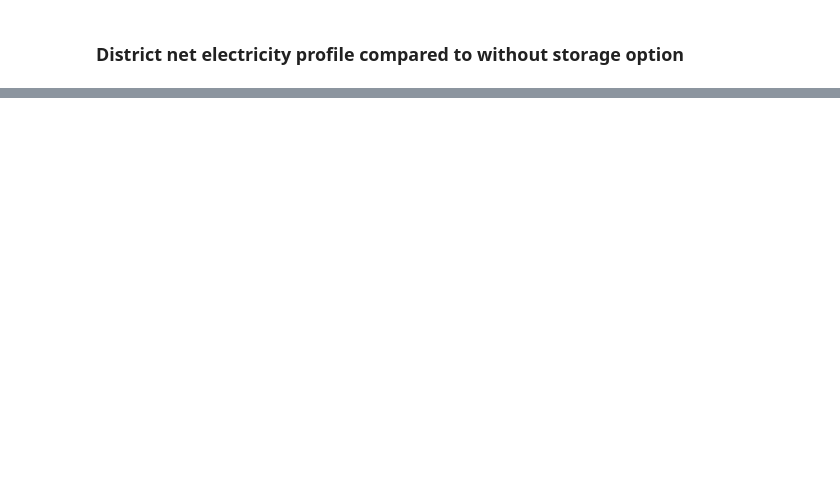
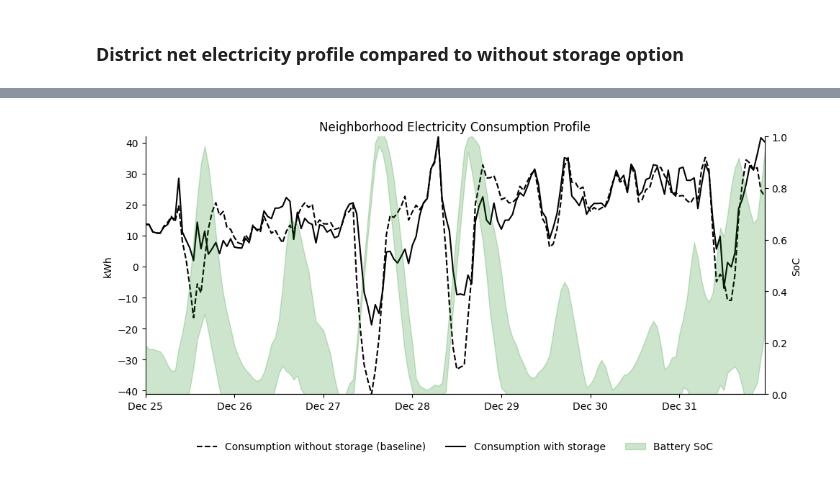
Before and after one commit to LennardSchaap/citylearn_benchmark, a Jupyter notebook: analysis/analysis.ipynb, the cells around one changed output, grey strips where cells are left out. Saved outputs shown, nothing was run; the diff lists cells and outputs as text; code cells hidden in the pictures; blank space fills up the shorter version.

```diff
--- a/analysis/analysis.ipynb
+++ b/analysis/analysis.ipynb
@@ -437,0 +423,60 @@ plt.show()
+# %%
+plot_data = ENVIRONMENT_DATA[ENVIRONMENT_DATA['mode']=='test'].groupby(['timestamp'])[['net_electricity_consumption', 'net_electricity_consumption_without_storage']].sum().reset_index()
+soc_plot_data = ENVIRONMENT_DATA[ENVIRONMENT_DATA['mode']=='test'].groupby(['timestamp'])[[
+    'dhw_storage_soc', 'electrical_storage_soc'
+]].agg(['min', 'max', 'mean', 'std']).reset_index()
+
+fig, ax = plt.subplots(figsize=(10, 5))
+
+ref_timestamp = plot_data['timestamp'].max() - timedelta(days=6, hours=23)
+plot_data = plot_data[plot_data['timestamp'] >= ref_timestamp].copy()
+soc_plot_data = soc_plot_data[soc_plot_data['timestamp'] >= ref_timestamp].copy()
+
+x = plot_data['timestamp']
+y1 = plot_data['net_electricity_consumption_without_storage']
+y2 = plot_data['net_electricity_consumption']
+ax.plot(x, y1, color='black', linestyle='--', label='Consumption without storage (baseline)')
+ax.plot(x, y2, color='black', label='Consumption with storage')
+ax.set_ylabel('kWh')
+ax.xaxis.set_major_locator(mdates.HourLocator(0))
+ax.xaxis.set_major_formatter(mdates.DateFormatter('%b %d'))
+ax.set_title('Neighborhood Electricity Consumption Profile')
+
+for s in ['right', 'top']:
+    ax.spines[s].set_visible(False)
+
+ax2 = ax.twinx()
+y1 = soc_plot_data[('electrical_storage_soc', 'mean')] - soc_plot_data[('electrical_storage_soc', 'std')]
+y2 = soc_plot_data[('electrical_storage_soc', 'mean')] + soc_plot_data[('electrical_storage_soc', 'std')]
+y3 = soc_plot_data[('dhw_storage_soc', 'mean')] - soc_plot_data[('dhw_storage_soc', 'std')]
+y4 = soc_plot_data[('dhw_storage_soc', 'mean')] + soc_plot_data[('dhw_storage_soc', 'std')]
+ax2.fill_between(x, y1, y2, color='green', label='Battery SoC', alpha=0.2)
+
+for s in ['left', 'top']:
+    ax2.spines[s].set_visible(False)
+
+ax2.set_ylabel('SoC')
+ax2.set_ylim(0.0, 1.0)
+ax2.xaxis.set_major_locator(mdates.HourLocator(0))
+ax2.xaxis.set_major_formatter(mdates.DateFormatter('%b %d'))
+
+h1, l1 = ax.get_legend_handles_labels()
+h2, l2 = ax2.get_legend_handles_labels()
+handles = h1 + h2
+labels = l1 + l2
+ax.legend(
+    handles,
+    labels,
+    bbox_to_anchor=(0.5, -0.15),
+    loc='upper center',
+    framealpha=0,
+    ncol=3
+)
+
+plt.tight_layout()
+fig.align_ylabels()
+filename = f'neighborhood_electricity_consumption_profile_snapshot.pdf'
+plt.savefig(os.path.join(SETTINGS['figures_directory'], filename), bbox_inches='tight', transparent=True)
+plt.show()
+# %% [output]
+[figure, added]
```
Also changed, not shown: parts of 5 cells of this notebook, 13 other files.
